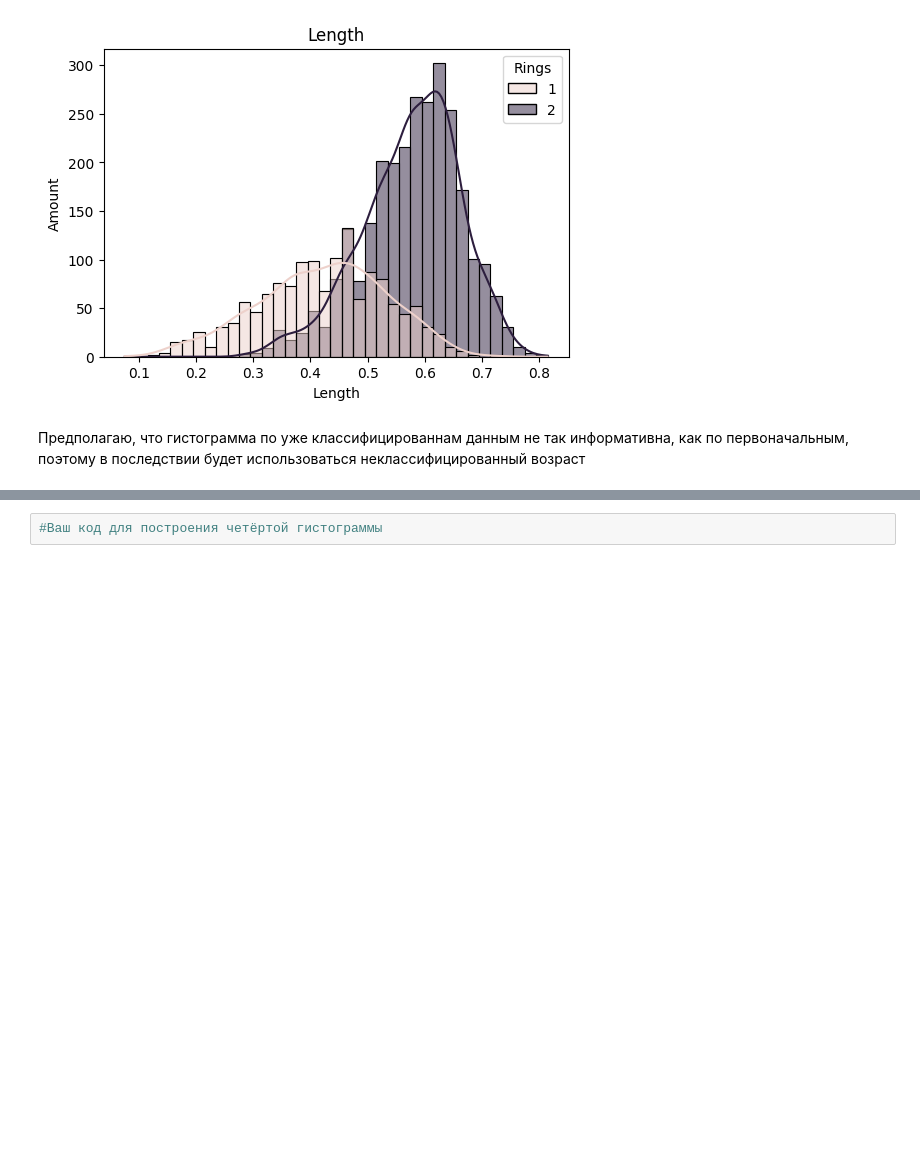
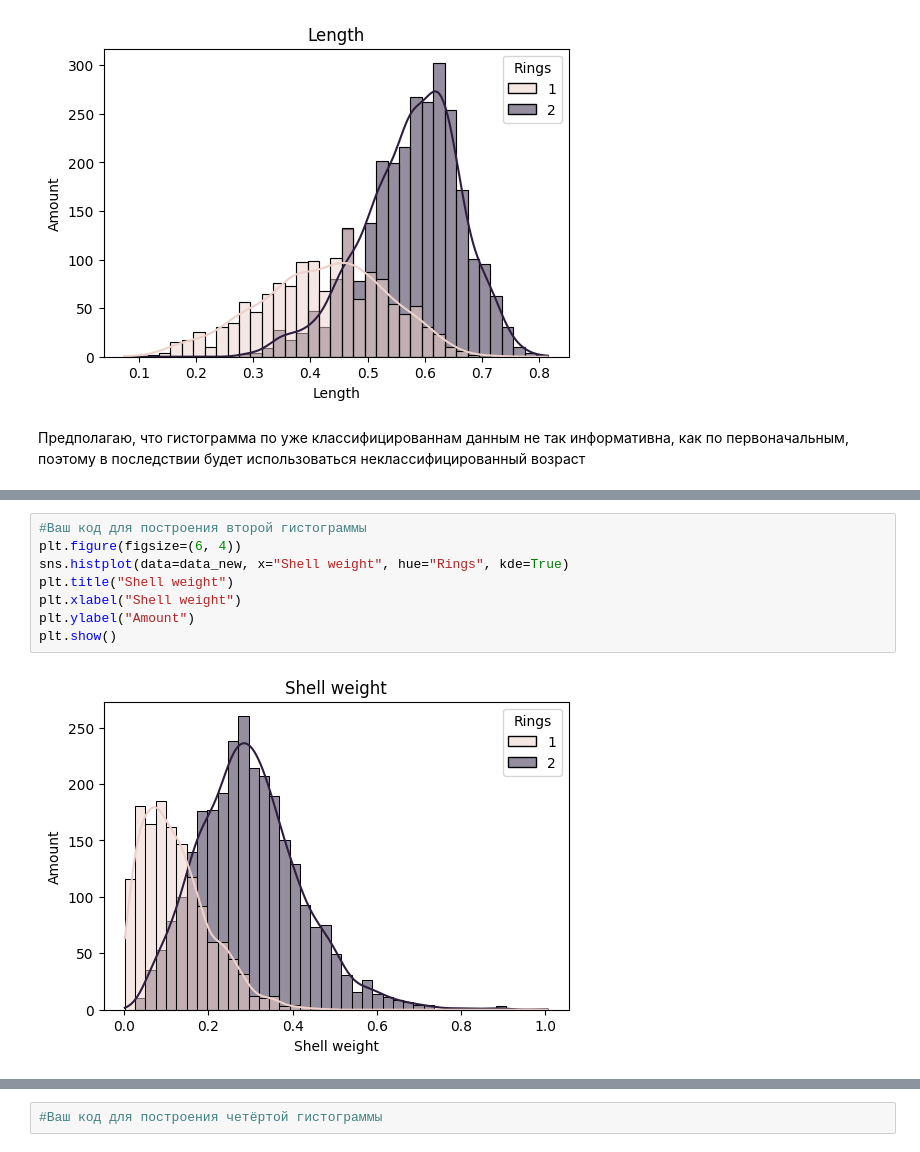
Before and after one commit to Am1rTl/Info, a Jupyter notebook: ДЗ_Классификация.ipynb, the cells around one changed output, grey strips where cells are left out. Cells and saved outputs as stored; diff of their text form; blank space fills up the shorter version.

```diff
--- a/ДЗ_Классификация.ipynb
+++ b/ДЗ_Классификация.ipynb
@@ -200,0 +205,10 @@ plt.show()
+# %%
+#Ваш код для построения второй гистограммы
+plt.figure(figsize=(6, 4))
+sns.histplot(data=data_new, x="Shell weight", hue="Rings", kde=True)
+plt.title("Shell weight")
+plt.xlabel("Shell weight")
+plt.ylabel("Amount")
+plt.show()
+# %% [output]
+[figure, added]
```
Also changed, not shown: parts of 6 cells of this notebook.
